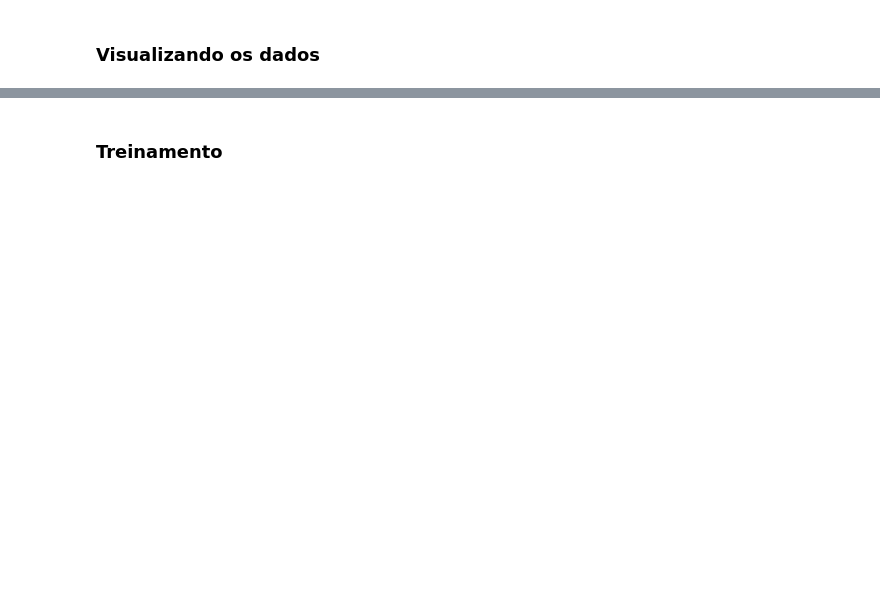
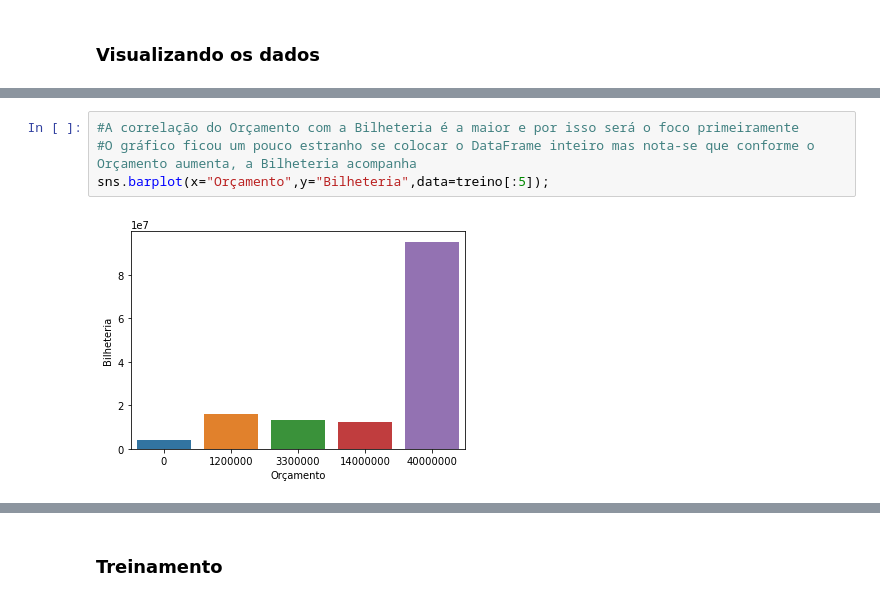
Before and after one commit to wagaojr/TrabalhoFinal-LingProg21.2, a Jupyter notebook: trabalho.ipynb, the cells around one changed output, grey strips where cells are left out. Drawn from its saved outputs; the diff is of its cells as text; blank space fills up the shorter version.

```diff
--- a/trabalho.ipynb
+++ b/trabalho.ipynb
@@ -406,0 +410,6 @@ sns.heatmap(treino_sns.corr(), cmap='Reds', annot=True);
+# %%
+#A correlação do Orçamento com a Bilheteria é a maior e por isso será o foco primeiramente
+#O gráfico ficou um pouco estranho se colocar o DataFrame inteiro mas nota-se que conforme o Orçamento aumenta, a Bilheteria acompanha
+sns.barplot(x="Orçamento",y="Bilheteria",data=treino[:5]);
+# %% [output]
+[figure, added]
```
Also changed, not shown: parts of 15 cells of this notebook, 1 other file.
